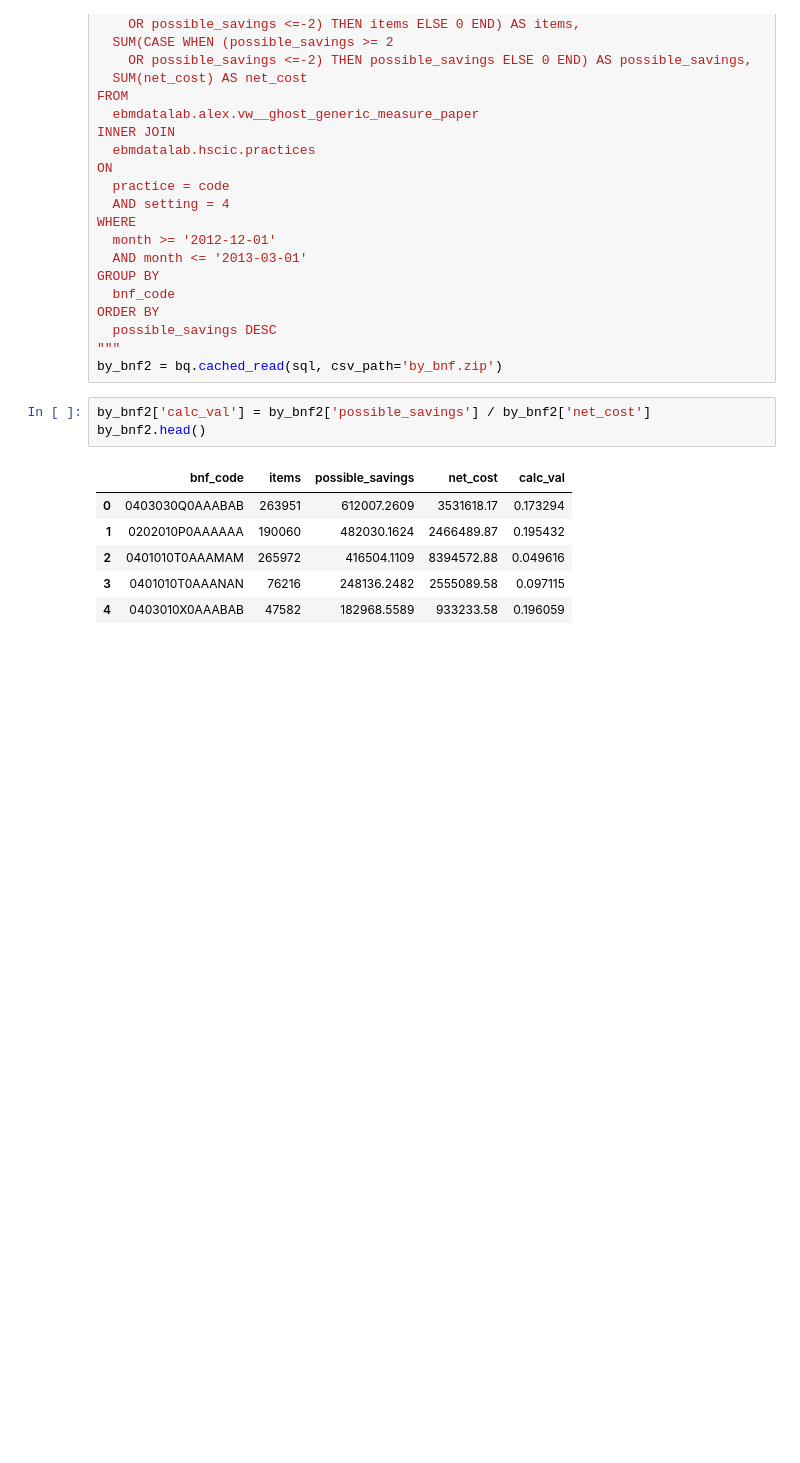
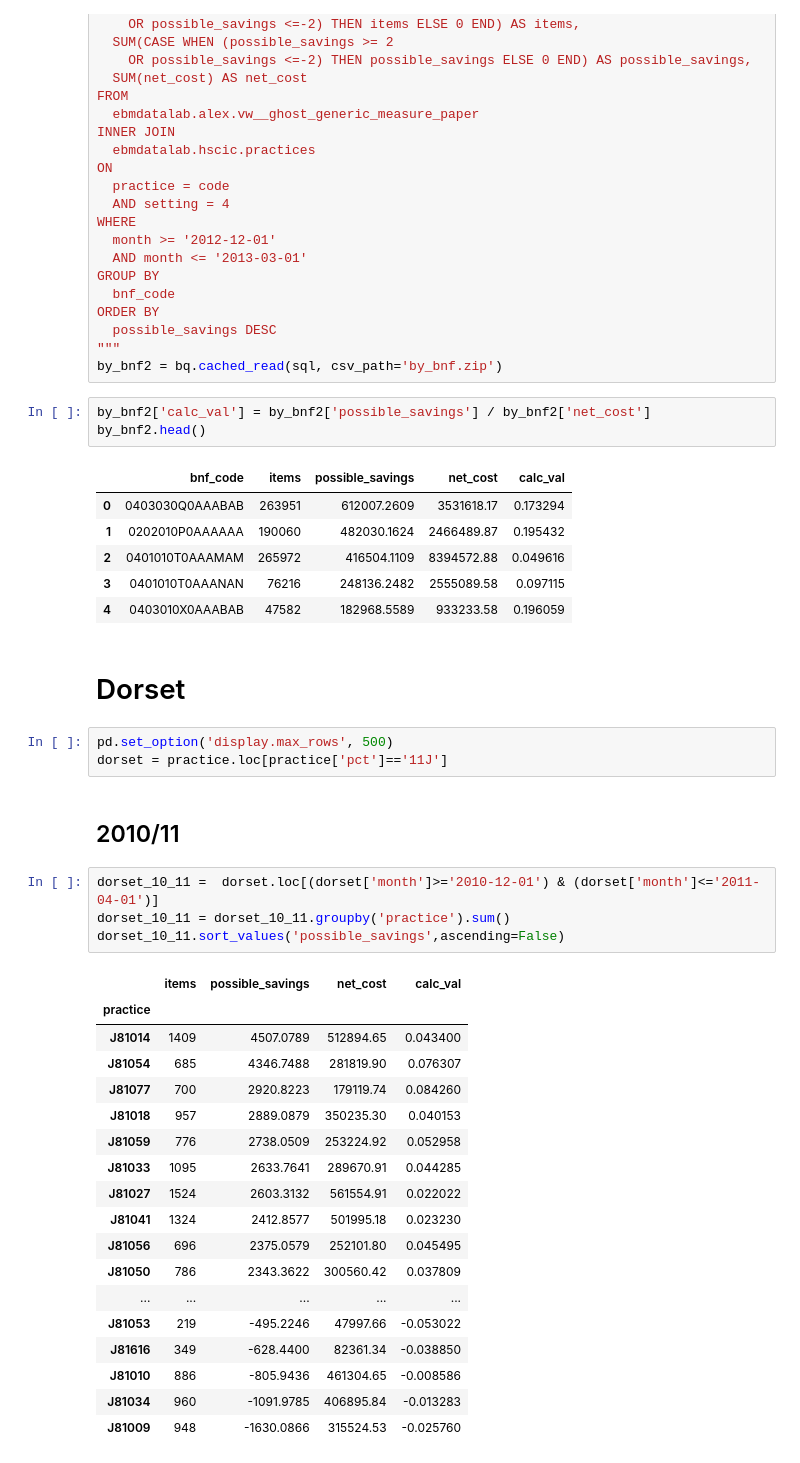
Before and after one commit to ebmdatalab/ghost_branded_generics_paper, a Jupyter notebook: Ghost Branded Generics.ipynb, the cells around one changed output. Cells and saved outputs as stored; diff of their text form; blank space fills up the shorter version.

Commit message:
Add Dorset spike practice level drilldown

```diff
--- a/Ghost Branded Generics.ipynb
+++ b/Ghost Branded Generics.ipynb
@@ -287,3 +290,33 @@ by_bnf2.head()
 | 2 | 0401010T0AAAMAM | 265972 | 416504.1109 | 8394572.88 | 0.049616 |
 | 3 | 0401010T0AAANAN | 76216 | 248136.2482 | 2555089.58 | 0.097115 |
 | 4 | 0403010X0AAABAB | 47582 | 182968.5589 | 933233.58 | 0.196059 |
+# %% [markdown]
+# Dorset
+# %%
+pd.set_option('display.max_rows', 500)
+dorset = practice.loc[practice['pct']=='11J']
+# %% [markdown]
+## 2010/11
+# %%
+dorset_10_11 =  dorset.loc[(dorset['month']>='2010-12-01') & (dorset['month']<='2011-04-01')]
+dorset_10_11 = dorset_10_11.groupby('practice').sum()
+dorset_10_11.sort_values('possible_savings',ascending=False)
+# %% [output]
+|  | items | possible_savings | net_cost | calc_val |
+| practice |  |  |  |  |
+| J81014 | 1409 | 4507.0789 | 512894.65 | 0.043400 |
+| J81054 | 685 | 4346.7488 | 281819.90 | 0.076307 |
+| J81077 | 700 | 2920.8223 | 179119.74 | 0.084260 |
+| J81018 | 957 | 2889.0879 | 350235.30 | 0.040153 |
+| J81059 | 776 | 2738.0509 | 253224.92 | 0.052958 |
+| J81033 | 1095 | 2633.7641 | 289670.91 | 0.044285 |
+| J81027 | 1524 | 2603.3132 | 561554.91 | 0.022022 |
+| J81041 | 1324 | 2412.8577 | 501995.18 | 0.023230 |
+| J81056 | 696 | 2375.0579 | 252101.80 | 0.045495 |
+| J81050 | 786 | 2343.3622 | 300560.42 | 0.037809 |
+| ... | ... | ... | ... | ... |
+| J81053 | 219 | -495.2246 | 47997.66 | -0.053022 |
+| J81616 | 349 | -628.4400 | 82361.34 | -0.038850 |
+| J81010 | 886 | -805.9436 | 461304.65 | -0.008586 |
+| J81034 | 960 | -1091.9785 | 406895.84 | -0.013283 |
+| J81009 | 948 | -1630.0866 | 315524.53 | -0.025760 |
```
Also changed, not shown: parts of 5 cells of this notebook.
